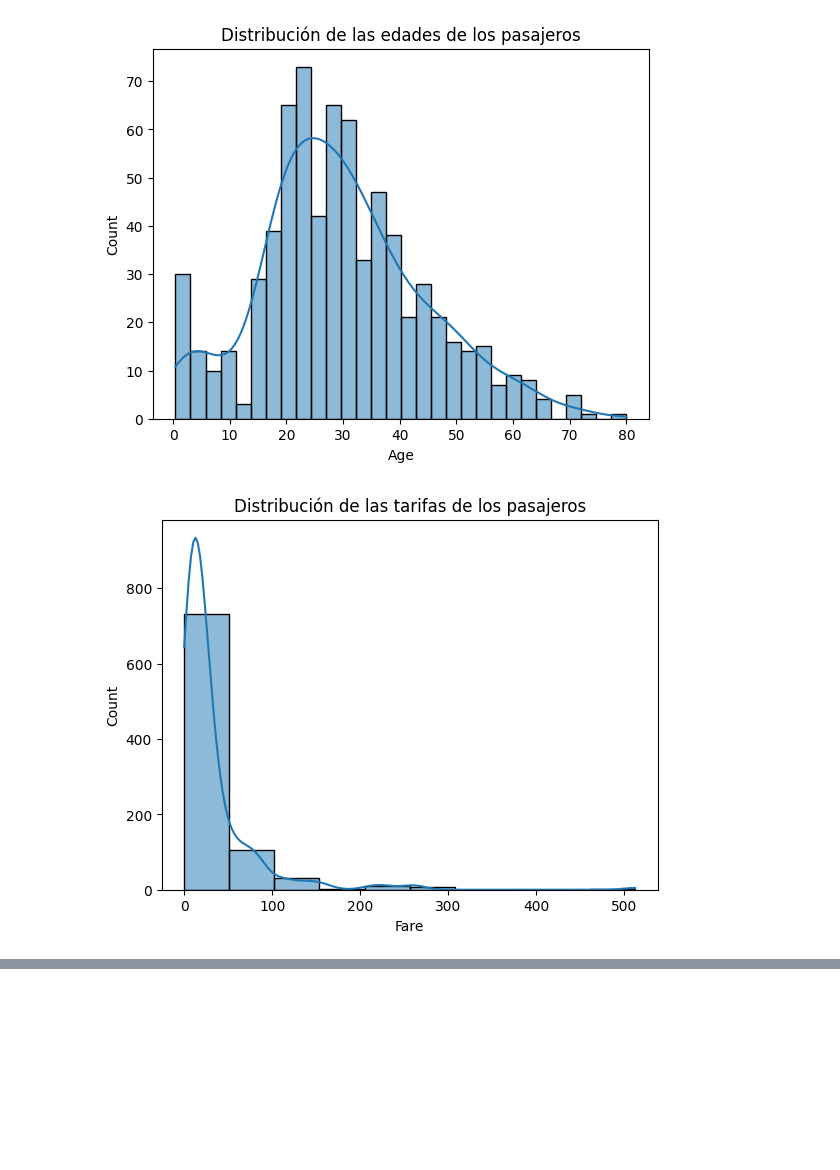
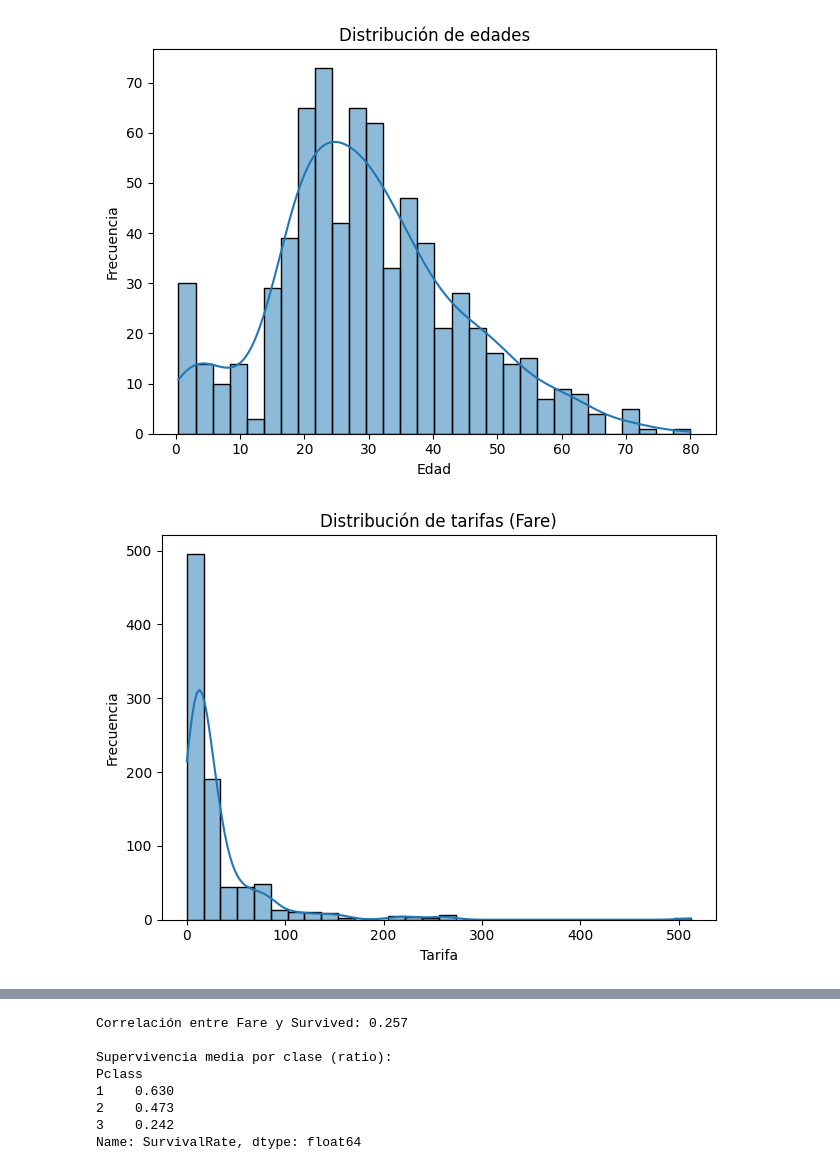
Before and after one commit to caarlosbr/titanic-ml, a Jupyter notebook: notebooks/eda_avanzado.ipynb, the cells around one changed output, grey strips where cells are left out. Drawn from its saved outputs; the diff is of its cells as text; code cells hidden in the pictures; blank space fills up the shorter version.

```diff
--- a/notebooks/eda_avanzado.ipynb
+++ b/notebooks/eda_avanzado.ipynb
@@ -1,32 +1,82 @@
 # %%
 import pandas as pd
 import seaborn as sns
 import matplotlib.pyplot as plt
 
 pc = pd.read_csv("../data/train.csv")
 
-# Voy a mostrar las primeras 5 registros para ver las columnas y recordar el formato
+# Vista rápida
 display(pc.head())
 
-sns.histplot(pc["Age"], binsf=30, kde=True)
-plt.title("Distribución de las edades de los pasajeros")
+#  Distribuciones
+sns.histplot(pc["Age"].dropna(), bins=30, kde=True)
+plt.title("Distribución de edades")
+plt.xlabel("Edad"); plt.ylabel("Frecuencia"); plt.tight_layout()
 plt.show()
 
-sns.histplot(pc["Fare"], bins=10, kde=True)
-plt.title("Distribución de las tarifas de los pasajeros")
+sns.histplot(pc["Fare"], bins=30, kde=True)
+plt.title("Distribución de tarifas (Fare)")
+plt.xlabel("Tarifa"); plt.ylabel("Frecuencia"); plt.tight_layout()
 plt.show()
 
-print("Supervivencia media por sexo:")
-print(pc.groupby("Pclass")["Survived"].mean())
+#  Supervivencia por clase/sexo/puerto
+print("Supervivencia media por clase:")
+print(pc.groupby("Pclass")["Survived"].mean().round(3))
 
-print("Supervivencia media por sexo:")
-print(pc.groupby("Sex")["Survived"].mean())
+print("\nSupervivencia media por sexo:")
+print(pc.groupby("Sex")["Survived"].mean().round(3))
+
+print("\nSupervivencia media por puerto (Embarked):")
+print(pc.groupby("Embarked")["Survived"].mean().round(3))
+
+#  Boxplots
+sns.boxplot(data=pc, x="Pclass", y="Age")
+plt.title("Edades por clase"); plt.tight_layout(); plt.show()
+
+sns.boxplot(data=pc, x="Survived", y="Age")
+plt.title("Edades según supervivencia (0=No, 1=Sí)"); plt.tight_layout(); plt.show()
+
+# Correlaciones numéricas
+corr = pc.corr(numeric_only=True)
+sns.heatmap(corr, annot=True, cmap="coolwarm", fmt=".2f")
+plt.title("Matriz de correlación"); plt.tight_layout(); plt.show()
+
+print("\nEdad media de quienes sobrevivieron:",
+      round(pc.loc[pc["Survived"]==1, "Age"].mean(), 2))
+print("Edad media de quienes NO sobrevivieron:",
+      round(pc.loc[pc["Survived"]==0, "Age"].mean(), 2))
+
+# Tarifa por clase (tabla + boxplot)
+print("\nTarifa media por clase:")
+print(pc.groupby("Pclass")["Fare"].mean().round(2))
+
+sns.boxplot(data=pc, x="Pclass", y="Fare")
+plt.title("Tarifas por clase"); plt.tight_layout(); plt.show()
+
+# Correlación Fare vs Survived
+print("\nCorrelación entre Fare y Survived:",
+      round(pc["Fare"].corr(pc["Survived"]), 3))
+
+# Supervivencia por clase (porcentajes legibles)
+tarifa_supervivientes = pc.groupby("Pclass")["Survived"].mean().rename("SurvivalRate")
+print("\nSupervivencia media por clase (ratio):")
+print(tarifa_supervivientes.round(3))
+
+(tarifa_supervivientes*100).plot(kind="bar")
+plt.title("Tasa de supervivencia por clase (%)")
+plt.ylabel("% supervivencia"); plt.xlabel("Clase"); plt.tight_layout(); plt.show()
+
+# tabla 2xN con porcentajes por filas (más legible en informes)
+tabla = pd.crosstab(pc["Pclass"], pc["Survived"], normalize="index").round(3)
+tabla.columns = ["No sobrevivió", "Sobrevivió"]
+print("\nDistribución por clase (por fila):")
+display(tabla)
 # %% [output]
 |  | PassengerId | Survived | Pclass | Name | Sex | Age | SibSp | Parch | Ticket | Fare | ... |
 | 0 | 1 | 0 | 3 | Braund, Mr. Owen Harris | male | 22.0 | 1 | 0 | A/5 21171 | 7.2500 | ... |
 | 1 | 2 | 1 | 1 | Cumings, Mrs. John Bradley (Flore... | female | 38.0 | 1 | 0 | PC 17599 | 71.2833 | ... |
 | 2 | 3 | 1 | 3 | Heikkinen, Miss. Laina | female | 26.0 | 0 | 0 | STON/O2. 3101282 | 7.9250 | ... |
 | 3 | 4 | 1 | 1 | Futrelle, Mrs. Jacques Heath (Lil... | female | 35.0 | 1 | 0 | 113803 | 53.1000 | ... |
 | 4 | 5 | 0 | 3 | Allen, Mr. William Henry | male | 35.0 | 0 | 0 | 373450 | 8.0500 | ... |
-[figure, old version]
+[figure, new version]
-[figure, old version]
+[figure, new version]
@@ -43,0 +115,8 @@ Name: Survived, dtype: float64
+Correlación entre Fare y Survived: 0.257
+
+Supervivencia media por clase (ratio):
+Pclass
+1    0.630
+2    0.473
+3    0.242
+Name: SurvivalRate, dtype: float64
```
Also changed, not shown: parts of 1 cell of this notebook, 5 other files.
